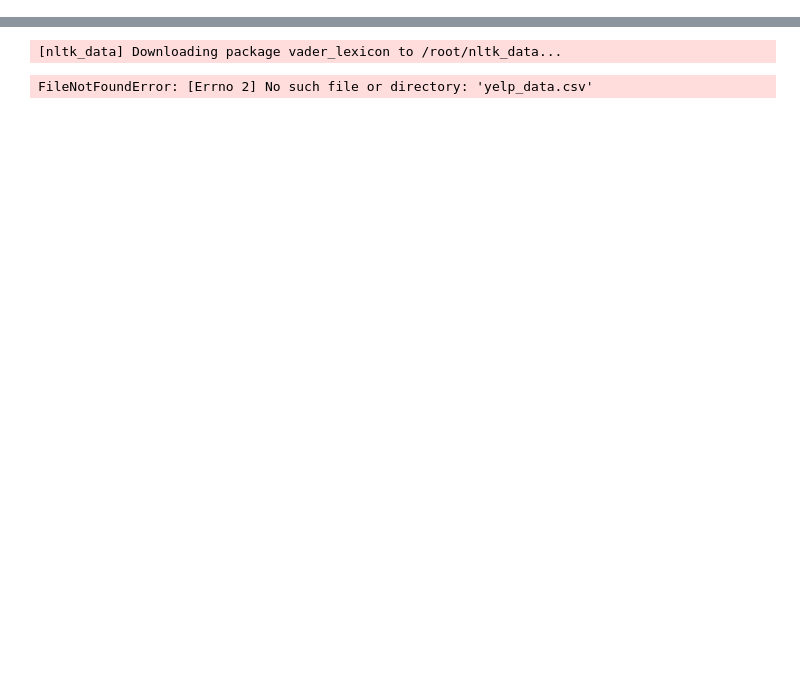
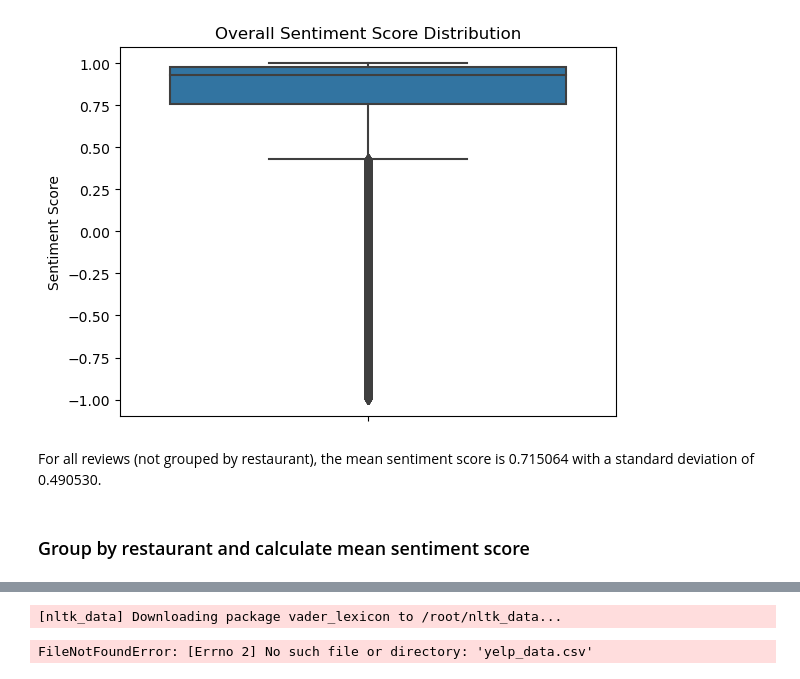
Before and after one commit to avesselinov/Project1, a Jupyter notebook: SCRIPTS/Project_1_Analysis_Plan.ipynb, the cells around one changed output, grey strips where cells are left out. Saved outputs shown, nothing was run; the diff lists cells and outputs as text; code cells hidden in the pictures; blank space fills up the shorter version.

Commit message:
running analysis (in progress)

```diff
--- a/SCRIPTS/Project_1_Analysis_Plan.ipynb
+++ b/SCRIPTS/Project_1_Analysis_Plan.ipynb
@@ -0,0 +12,19 @@
+# %%
+# Install and download VADER lexicon
+nltk.download('vader_lexicon')
+
+# Load the Yelp review dataset
+df = pd.read_csv('philly_reviews.csv')
+
+# Ensure relevant columns exist
+df = df[['text', 'review_id','business_id']].dropna()
+
+# Initialize VADER sentiment analyzer
+analyzer = SentimentIntensityAnalyzer()
+
+def get_sentiment(text):
+    """Compute sentiment compound score for a given review."""
+    return analyzer.polarity_scores(text)['compound']
+
+# Apply sentiment analysis
+df['sentiment_score'] = df['text'].apply(get_sentiment)
@@ -0,0 +49,12 @@
+# %%
+# Visualization
+sns.boxplot(y='sentiment_score', data=df)
+plt.title('Overall Sentiment Score Distribution')
+plt.ylabel('Sentiment Score')
+plt.show()
+# %% [output]
+[figure, added]
+# %% [markdown]
+For all reviews (not grouped by restaurant), the mean sentiment score is 0.715064 with a standard deviation of 0.490530.
+# %% [markdown]
+### Group by restaurant and calculate mean sentiment score
```
Also changed, not shown: parts of 12 cells of this notebook.
